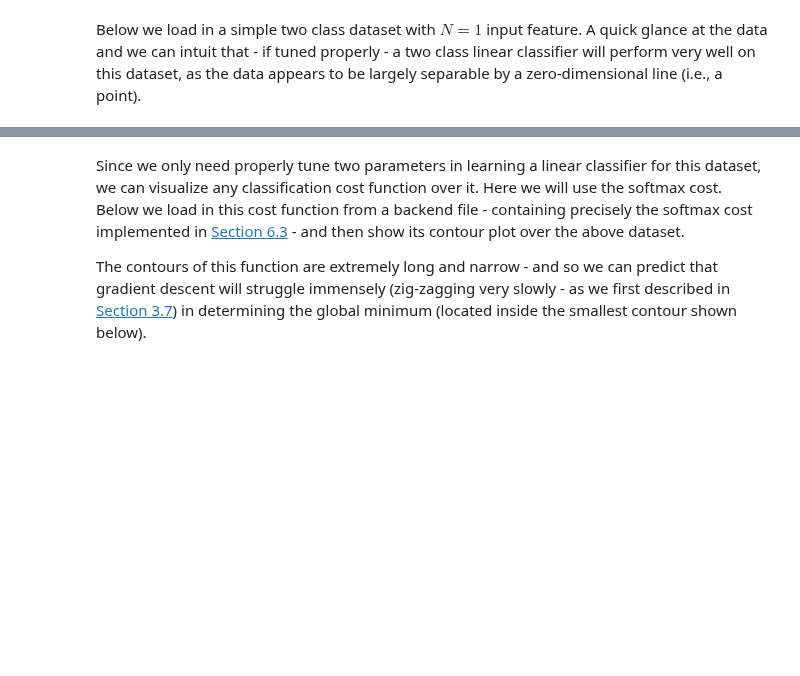
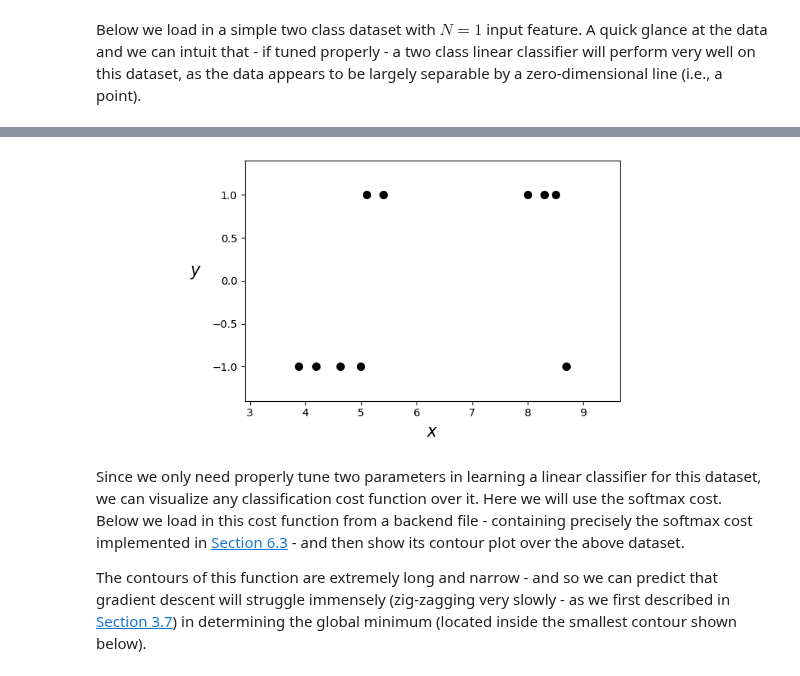
Before and after one commit to neonwatty/machine_learning_refined, a Jupyter notebook: notes/9_Feature_engineer_select/9_3_Scaling.ipynb, the cells around one changed output, grey strips where cells are left out. Saved outputs shown, nothing was run; the diff lists cells and outputs as text; code cells hidden in the pictures; blank space fills up the shorter version.

```diff
--- a/notes/9_Feature_engineer_select/9_3_Scaling.ipynb
+++ b/notes/9_Feature_engineer_select/9_3_Scaling.ipynb
@@ -347,7 +307,7 @@ Below we load in a simple two class dataset with $N=1$ input feature.  A quick g
 # %%
 # This code cell will not be shown in the HTML version of this notebook
 # load in dataset
-data = np.loadtxt(datapath + '2d_classification_data_v1.csv',delimiter = ',')
+data = np.loadtxt('chapter_9_datasets/2d_classification_data_v1.csv',delimiter = ',')
 
 # get input/output pairs
 x = data[:-1,:] + 4
@@ -358,6 +318,6 @@ y[0,-1] = -1
 data = np.vstack((x,y))
 
 # plot dataset
-demo = classif_plotter.Visualizer(data)
+demo = section_9_3_helpers.ClassificationVisualizer(data)
 demo.plot_data()
 # %% [output]
@@ -366,3 +324,4 @@ demo.plot_data()
+[figure, added]
 # %% [markdown]
 Since we only need properly tune two parameters in learning a linear classifier for this dataset, we can visualize any classification cost function over it.  Here we will use the softmax cost.  Below we load in this cost function from a backend file - containing precisely the softmax cost implemented in [Section 6.3](https://jermwatt.github.io/machine_learning_refined/notes/6_Linear_twoclass_classification/6_3_Softmax.html) - and then show its contour plot over the above dataset.
 
```
Also changed, not shown: parts of 21 cells of this notebook, 12 other files.
